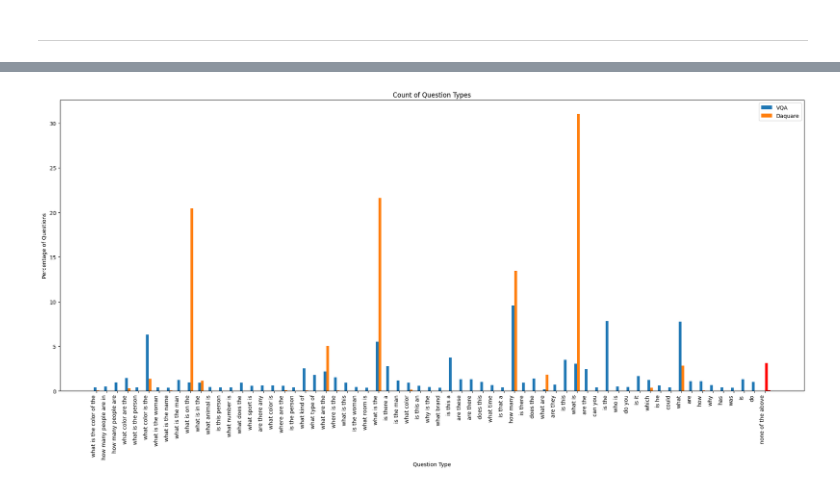
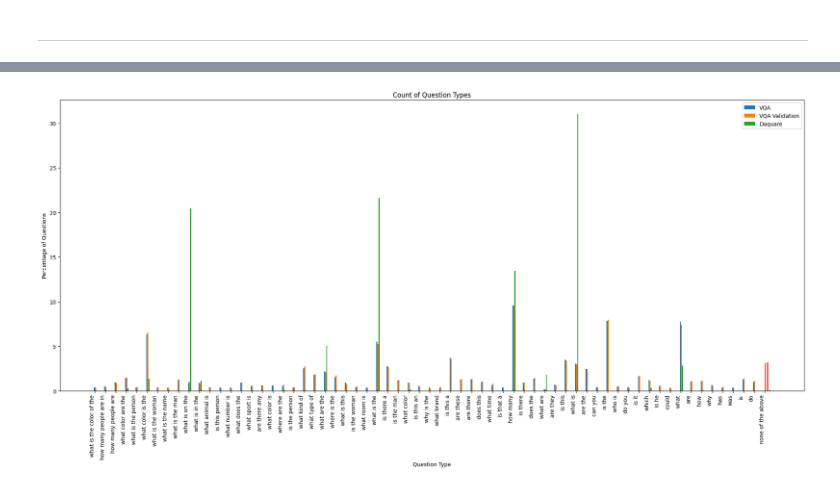
Before and after one commit to shreyas21563/VQA-using-BLIP, a Jupyter notebook: Visualization.ipynb, the cells around one changed output, grey strips where cells are left out. Cells and saved outputs as stored; diff of their text form; code cells hidden in the pictures.

```diff
--- a/Visualization.ipynb
+++ b/Visualization.ipynb
@@ -62,0 +65,3 @@ filtered_counts_vqa = {key: (value/total_questions_vqa)*100 for key, value in ty
+# %%
+questions = json.load(open("/kaggle/input/vqa-v2-val/VQA_v2_Val/VQA_v2_Val/v2_OpenEnded_mscoco_val2014_questions.json"))
+answers = json.load(open("/kaggle/input/vqa-v2-val/VQA_v2_Val/VQA_v2_Val/v2_mscoco_val2014_annotations.json"))
@@ -62,0 +79,29 @@ filtered_counts_vqa = {key: (value/total_questions_vqa)*100 for key, value in ty
+# %%
+total_ques = len(questions['questions'])
+len2perQues = defaultdict(int)
+for question in questions['questions']:
+    len2perQues[len(question['question'].split(' '))] += 1
+L = []
+for key in len2perQues:
+    L.append([key, (len2perQues[key]/total_ques)*100])
+L.sort()
+
+NumWords_VQA_val_Q, percentage_VQA_val_Q = [L[i][0] for i in range(len(L))], [L[i][1] for i in range(len(L))]
+# %%
+with open('/kaggle/input/vqa-v2/mscoco_question_types.txt', 'r') as file:
+    types = [line.strip() for line in file]
+check = questions['questions']
+types = sorted(types, key=len, reverse=True)
+type_counts_vqa_val = {t: 0 for t in types}
+for question in check:
+    flag = 1
+    for t in types:
+        if question['question'].lower().strip().startswith(t):
+            flag=0
+            type_counts_vqa_val[t] += 1
+            break
+    if(flag):
+        type_counts_vqa_val['none of the above'] += 1
+# %%
+total_questions_vqa_val = len(check)
+filtered_counts_vqa_val = {key: (value/total_questions_vqa_val)*100 for key, value in type_counts_vqa_val.items() if key != "none of the above"}
@@ -144,19 +202,26 @@ plt.show()
 # %%
-bar_width = 0.25
+bar_width = 0.10
 x_vqa = np.arange(len(filtered_counts_vqa))
-x_daquare = np.arange(len(filtered_counts_daquar)) + bar_width
+x_vqa_val = np.arange(len(filtered_counts_vqa_val)) + bar_width
+x_daquare = np.arange(len(filtered_counts_daquar)) + 2*bar_width
+
 plt.figure(figsize=(20, 10))
 plt.bar(x_vqa, filtered_counts_vqa.values(), width=bar_width, label='VQA')
+plt.bar(x_vqa_val, filtered_counts_vqa_val.values(), width=bar_width, label='VQA Validation')
 plt.bar(x_daquare, filtered_counts_daquar.values(), width=bar_width, label='Daquare')
+
 plt.bar(len(filtered_counts_vqa) + bar_width, (type_counts_vqa.get("none of the above", 0)/total_questions_vqa)*100, color='r', width=bar_width)
-plt.bar(len(filtered_counts_vqa) + 2 * bar_width, (type_counts_daquar.get("none of the above", 0)/total_questions_daquar)*100, color='r', width=bar_width)
+plt.bar(len(filtered_counts_vqa) + 3.5 * bar_width, (type_counts_vqa_val.get("none of the above", 0)/total_questions_vqa_val)*100, color='r', width=bar_width)
+plt.bar(len(filtered_counts_vqa) + 5.5 * bar_width, (type_counts_daquar.get("none of the above", 0)/total_questions_daquar)*100, color='r', width=bar_width)
+
+
 plt.xlabel('Question Type')
 plt.ylabel('Percentage of Questions')
 plt.title('Count of Question Types')
 plt.xticks(np.arange(len(filtered_counts_vqa) + 1) + bar_width / 2, list(filtered_counts_vqa.keys()) + ["none of the above"])
 plt.xticks(rotation=90, ha='right')
 plt.legend()
 plt.tight_layout()
 plt.show()
 # %% [output]
-[figure, old version]
+[figure, new version]
```
Also changed, not shown: parts of 8 cells of this notebook, 4 other files.
